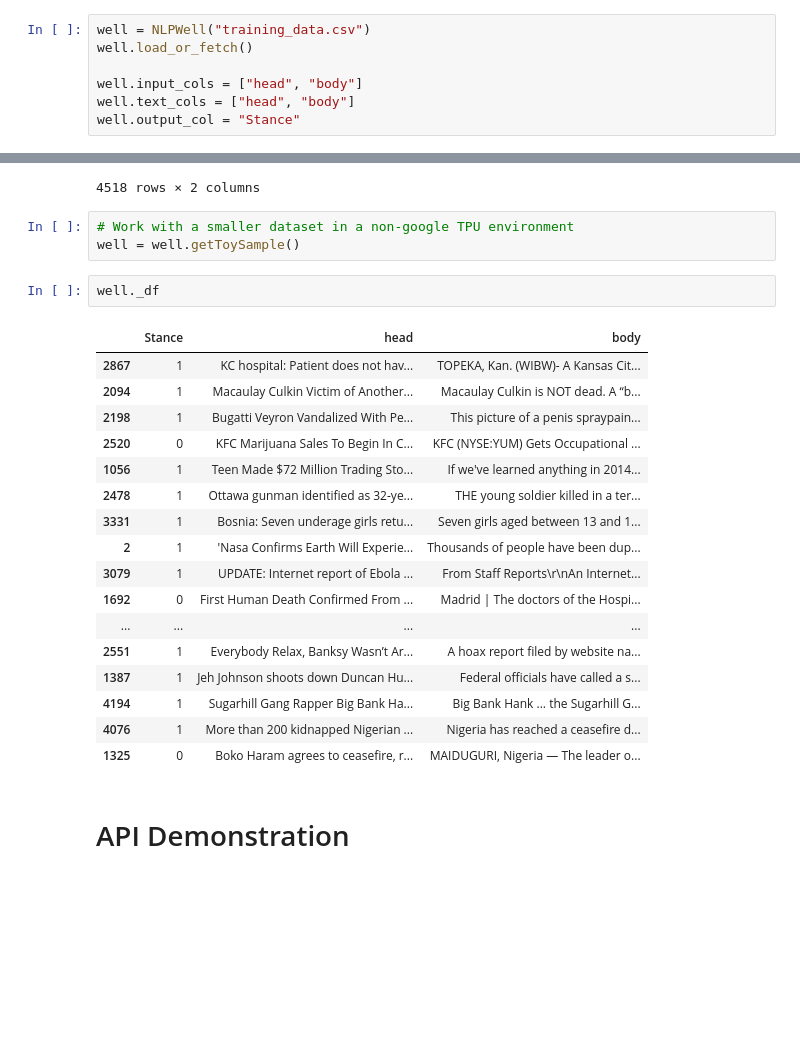
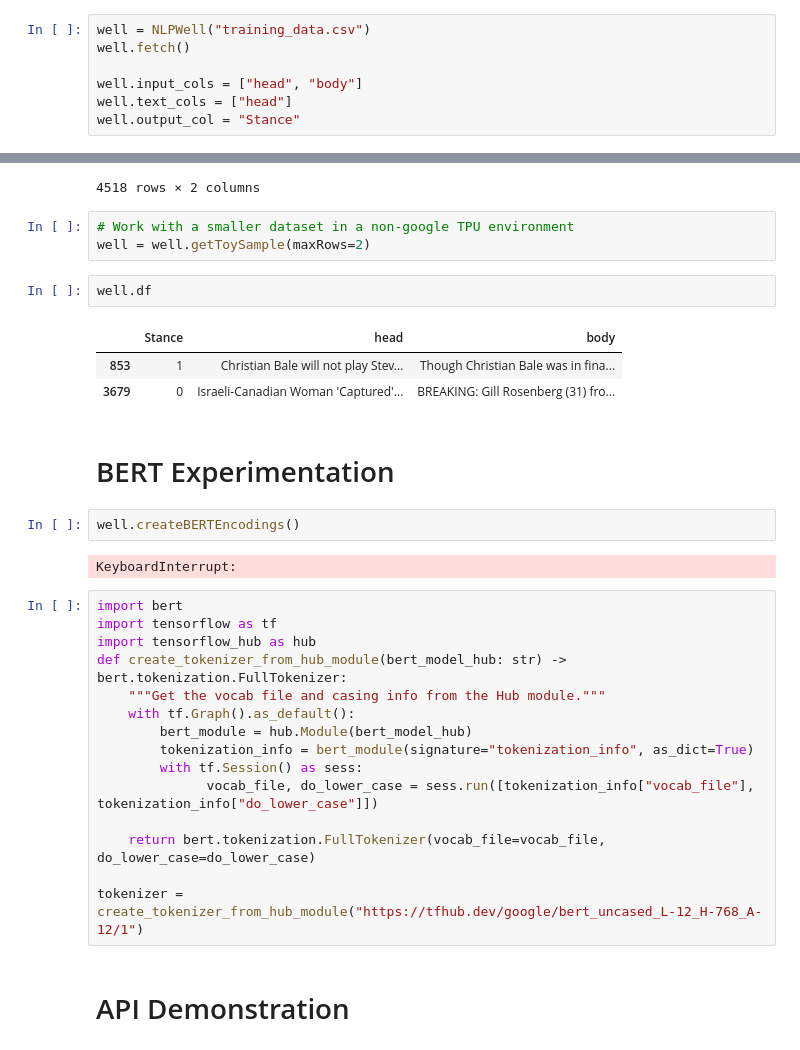
Before and after one commit to jerome9189/481capstone, a Jupyter notebook: Cayde Implementation.ipynb, the cells around one changed output, grey strips where cells are left out. Saved outputs shown, nothing was run; the diff lists cells and outputs as text; blank space fills up the shorter version.

Commit message:
well syntatic sugars

```diff
--- a/Cayde Implementation.ipynb
+++ b/Cayde Implementation.ipynb
@@ -11,9 +9,9 @@ WARNING:tensorflow:From /opt/conda/lib/python3.7/site-packages/bert/optimization
 # %%
 well = NLPWell("training_data.csv")
-well.load_or_fetch()
+well.fetch()
 
 well.input_cols = ["head", "body"]
-well.text_cols = ["head", "body"]
+well.text_cols = ["head"]
 well.output_col = "Stance"
 # %%
 well.input_df
@@ -33,27 +31,34 @@ well.input_df
 4518 rows × 2 columns
 # %%
 # Work with a smaller dataset in a non-google TPU environment
-well = well.getToySample()
+well = well.getToySample(maxRows=2)
 # %%
-well._df
+well.df
 # %% [output]
 |  | Stance | head | body |
-| 2867 | 1 | KC hospital: Patient does not hav... | TOPEKA, Kan. (WIBW)- A Kansas Cit... |
-| 2094 | 1 | Macaulay Culkin Victim of Another... | Macaulay Culkin is NOT dead. A “b... |
-| 2198 | 1 | Bugatti Veyron Vandalized With Pe... | This picture of a penis spraypain... |
-| 2520 | 0 | KFC Marijuana Sales To Begin In C... | KFC (NYSE:YUM) Gets Occupational ... |
-| 1056 | 1 | Teen Made $72 Million Trading Sto... | If we've learned anything in 2014... |
-| 2478 | 1 | Ottawa gunman identified as 32-ye... | THE young soldier killed in a ter... |
-| 3331 | 1 | Bosnia: Seven underage girls retu... | Seven girls aged between 13 and 1... |
-| 2 | 1 | 'Nasa Confirms Earth Will Experie... | Thousands of people have been dup... |
-| 3079 | 1 | UPDATE: Internet report of Ebola ... | From Staff Reports\r\nAn Internet... |
-| 1692 | 0 | First Human Death Confirmed From ... | Madrid | The doctors of the Hospi... |
-| ... | ... | ... | ... |
-| 2551 | 1 | Everybody Relax, Banksy Wasn’t Ar... | A hoax report filed by website na... |
-| 1387 | 1 | Jeh Johnson shoots down Duncan Hu... | Federal officials have called a s... |
-| 4194 | 1 | Sugarhill Gang Rapper Big Bank Ha... | Big Bank Hank ... the Sugarhill G... |
-| 4076 | 1 | More than 200 kidnapped Nigerian ... | Nigeria has reached a ceasefire d... |
-| 1325 | 0 | Boko Haram agrees to ceasefire, r... | MAIDUGURI, Nigeria — The leader o... |
+| 853 | 1 | Christian Bale will not play Stev... | Though Christian Bale was in fina... |
+| 3679 | 0 | Israeli-Canadian Woman 'Captured'... | BREAKING: Gill Rosenberg (31) fro... |
+# %% [markdown]
+# BERT Experimentation
+# %%
+well.createBERTEncodings()
+# %% [output]
+KeyboardInterrupt:
+# %%
+import bert
+import tensorflow as tf
+import tensorflow_hub as hub
+def create_tokenizer_from_hub_module(bert_model_hub: str) -> bert.tokenization.FullTokenizer:
+    """Get the vocab file and casing info from the Hub module."""
+    with tf.Graph().as_default():
+        bert_module = hub.Module(bert_model_hub)
+        tokenization_info = bert_module(signature="tokenization_info", as_dict=True)
+        with tf.Session() as sess:
+              vocab_file, do_lower_case = sess.run([tokenization_info["vocab_file"], tokenization_info["do_lower_case"]])
+
+    return bert.tokenization.FullTokenizer(vocab_file=vocab_file, do_lower_case=do_lower_case)
+
+tokenizer = create_tokenizer_from_hub_module("https://tfhub.dev/google/bert_uncased_L-12_H-768_A-12/1")
 # %% [markdown]
 # API Demonstration
 # %%
```
Also changed, not shown: parts of 1 cell of this notebook, 2 other files.
